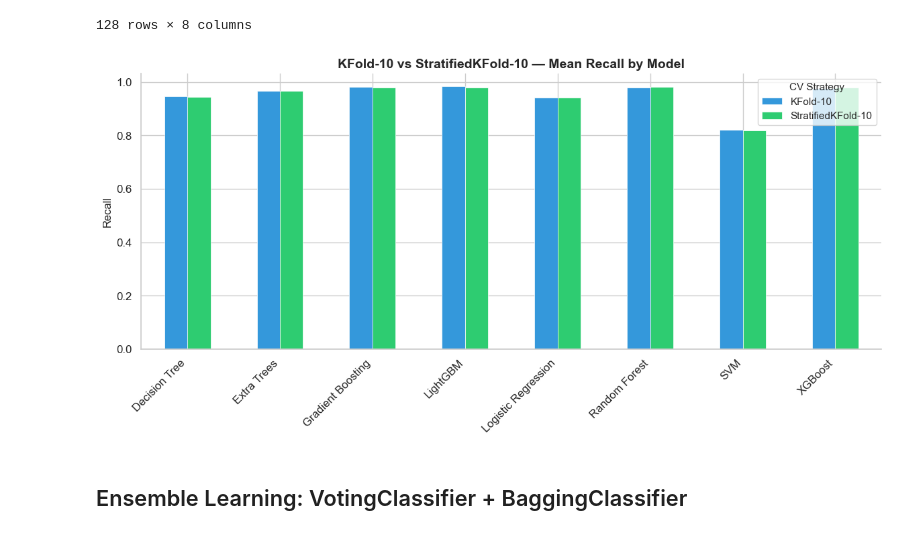
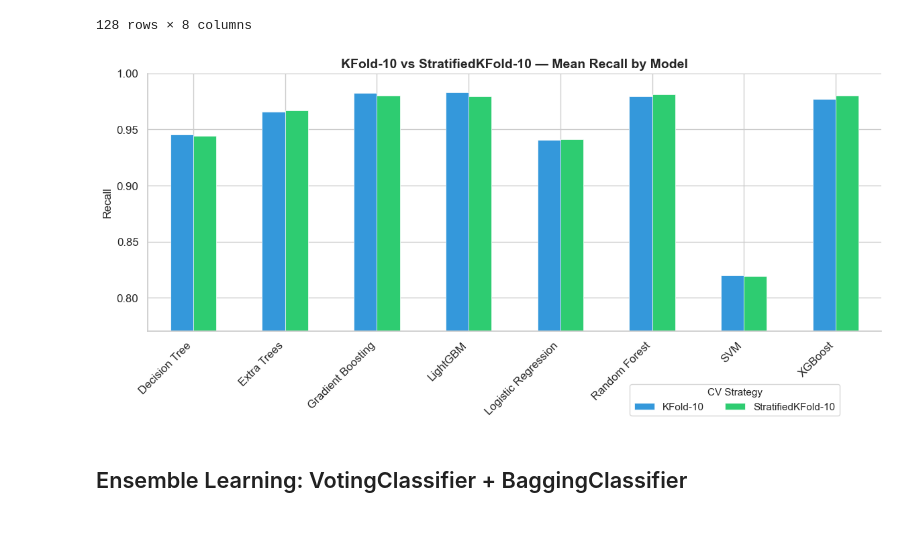
Before and after one commit to alifnw/3-Alif-Livyandra, a Jupyter notebook: notebooks/02_model_development.ipynb, the cells around one changed output. Cells and saved outputs as stored; diff of their text form; code cells hidden in the pictures.

Commit message:
feat: update notebooks with generated figures.

```diff
--- a/notebooks/02_model_development.ipynb
+++ b/notebooks/02_model_development.ipynb
@@ -358,22 +440,31 @@ display(cv_comp_df.reset_index(drop=True))
 # %%
 # kfold-10 vs stratified kfold-10
 cv_pivot = cv_comp_df.groupby(["Model", "CV Strategy"])["Recall_1"].mean().unstack()
 
 fig, ax = plt.subplots(figsize=(12, 6))
 cv_pivot.plot(kind="bar", ax=ax, color=["#3498db", "#2ecc71"],
               edgecolor="white", linewidth=0.5)
 ax.set_title("KFold-10 vs StratifiedKFold-10 — Mean Recall by Model",
              fontsize=14, fontweight="bold")
 ax.set_ylabel("Recall", fontsize=12)
 ax.set_xlabel("")
-ax.legend(title="CV Strategy", fontsize=11, title_fontsize=11)
+
+# zoom into data range so differences are visible
+y_min = cv_pivot.values.min()
+y_max = cv_pivot.values.max()
+margin = (y_max - y_min) * 0.3
+ax.set_ylim(max(0, y_min - margin), min(1.0, y_max + margin))
+
+ax.legend(title="CV Strategy", fontsize=11, title_fontsize=11,
+          loc="lower center", bbox_to_anchor=(0.8, -0.35), ncol=2,
+          frameon=True, fancybox=True)
 plt.xticks(rotation=45, ha="right")
 sns.despine()
 plt.tight_layout()
 plt.savefig("../reports/figures/cv_strategy_comparison.png", dpi=150, bbox_inches="tight")
 plt.show()
 # %% [output]
-[figure, old version]
+[figure, new version]
 # %% [markdown]
 ## Ensemble Learning: VotingClassifier + BaggingClassifier
 # %%
```
Also changed, not shown: parts of 10 cells of this notebook, 12 other files.
